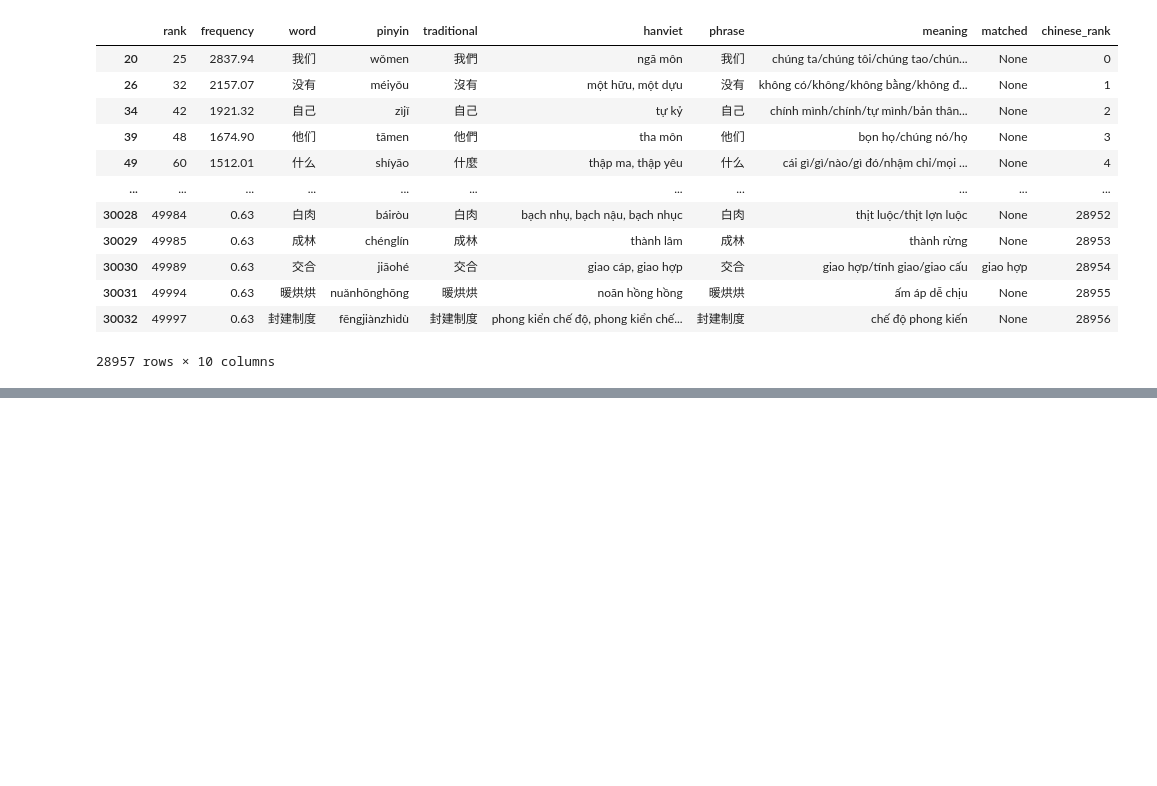
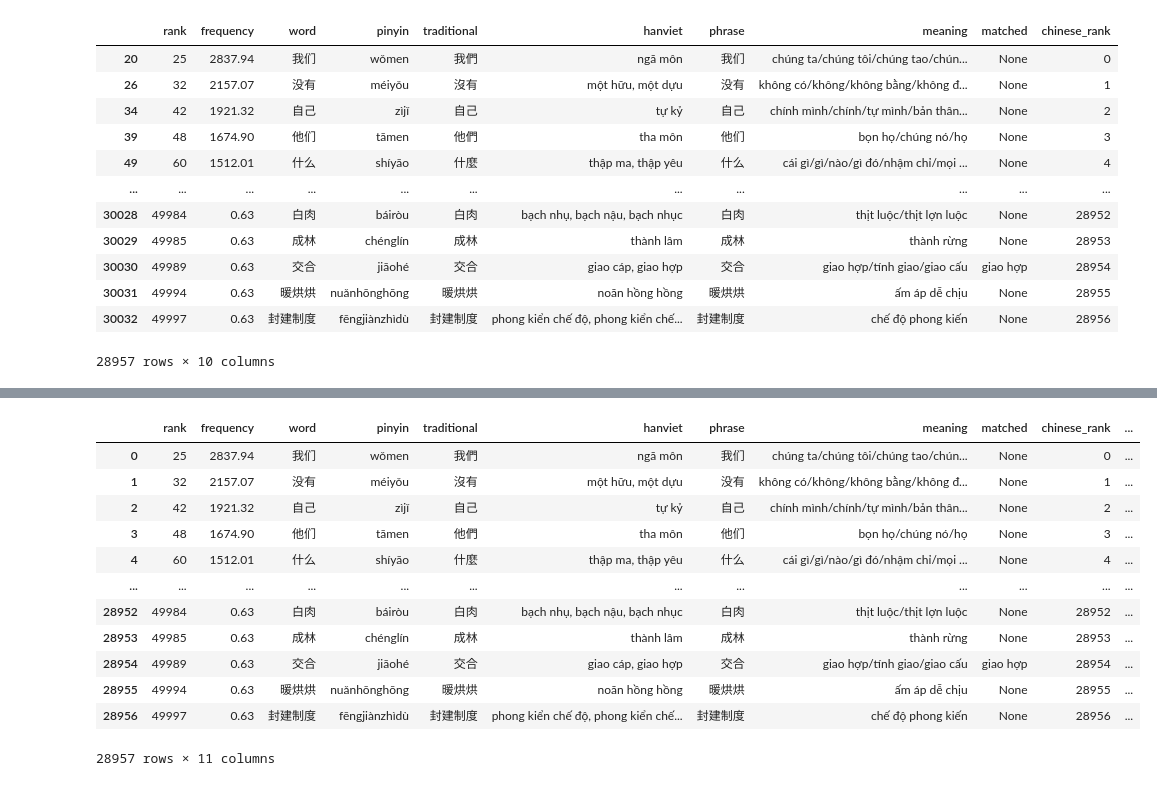
Before and after one commit to ryanphung/chinese-hanviet-cognates, a Jupyter notebook: chinese-hanviet.ipynb, the cells around one changed output, grey strips where cells are left out. Saved outputs shown, nothing was run; the diff lists cells and outputs as text; code cells hidden in the pictures; blank space fills up the shorter version.

```diff
--- a/chinese-hanviet.ipynb
+++ b/chinese-hanviet.ipynb
@@ -368 +390,18 @@ df_multisyllabic
+# %%
+df_cleaned = df_multisyllabic.merge(df_freq, left_on='matched', right_on='hanviet', how='left', suffixes=['', '_matched'])
+df_cleaned
+# %% [output]
+|  | rank | frequency | word | pinyin | traditional | hanviet | phrase | meaning | matched | chinese_rank | ... |
+| 0 | 25 | 2837.94 | 我们 | wǒmen | 我們 | ngã môn | 我们 | chúng ta/chúng tôi/chúng tao/chún... | None | 0 | ... |
+| 1 | 32 | 2157.07 | 没有 | méiyǒu | 沒有 | một hữu, một dựu | 没有 | không có/không/không bằng/không đ... | None | 1 | ... |
+| 2 | 42 | 1921.32 | 自己 | zìjǐ | 自己 | tự kỷ | 自己 | chính mình/chính/tự mình/bản thân... | None | 2 | ... |
+| 3 | 48 | 1674.90 | 他们 | tāmen | 他們 | tha môn | 他们 | bọn họ/chúng nó/họ | None | 3 | ... |
+| 4 | 60 | 1512.01 | 什么 | shíyāo | 什麼 | thập ma, thập yêu | 什么 | cái gì/gì/nào/gì đó/nhậm chỉ/mọi ... | None | 4 | ... |
+| ... | ... | ... | ... | ... | ... | ... | ... | ... | ... | ... | ... |
+| 28952 | 49984 | 0.63 | 白肉 | báiròu | 白肉 | bạch nhụ, bạch nậu, bạch nhục | 白肉 | thịt luộc/thịt lợn luộc | None | 28952 | ... |
+| 28953 | 49985 | 0.63 | 成林 | chénglín | 成林 | thành lâm | 成林 | thành rừng | None | 28953 | ... |
+| 28954 | 49989 | 0.63 | 交合 | jiāohé | 交合 | giao cáp, giao hợp | 交合 | giao hợp/tính giao/giao cấu | giao hợp | 28954 | ... |
+| 28955 | 49994 | 0.63 | 暖烘烘 | nuǎnhōnghōng | 暖烘烘 | noãn hồng hồng | 暖烘烘 | ấm áp dễ chịu | None | 28955 | ... |
+| 28956 | 49997 | 0.63 | 封建制度 | fēngjiànzhìdù | 封建制度 | phong kiển chế độ, phong kiển chế... | 封建制度 | chế độ phong kiến | None | 28956 | ... |
+28957 rows × 11 columns
 # %%
```
Also changed, not shown: parts of 4 cells of this notebook, 7 other files.
